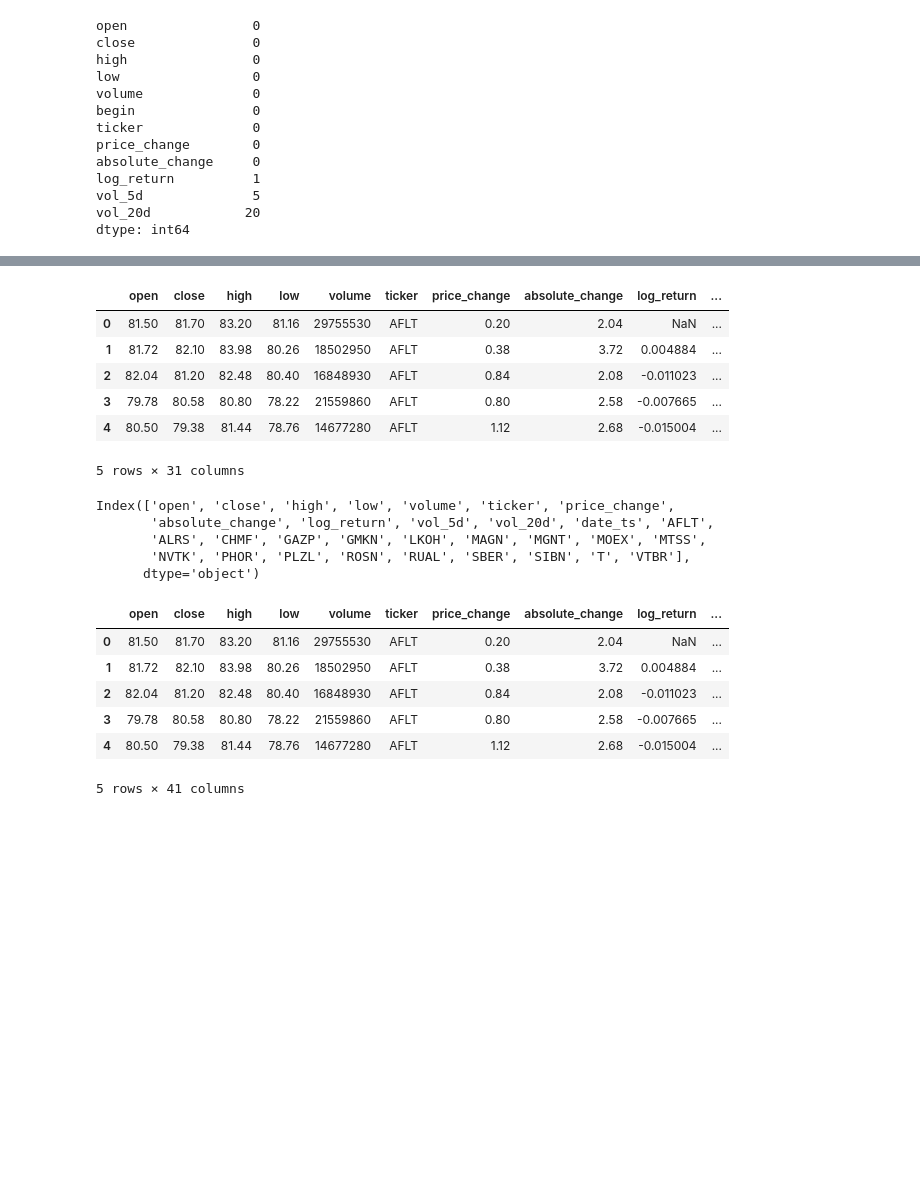
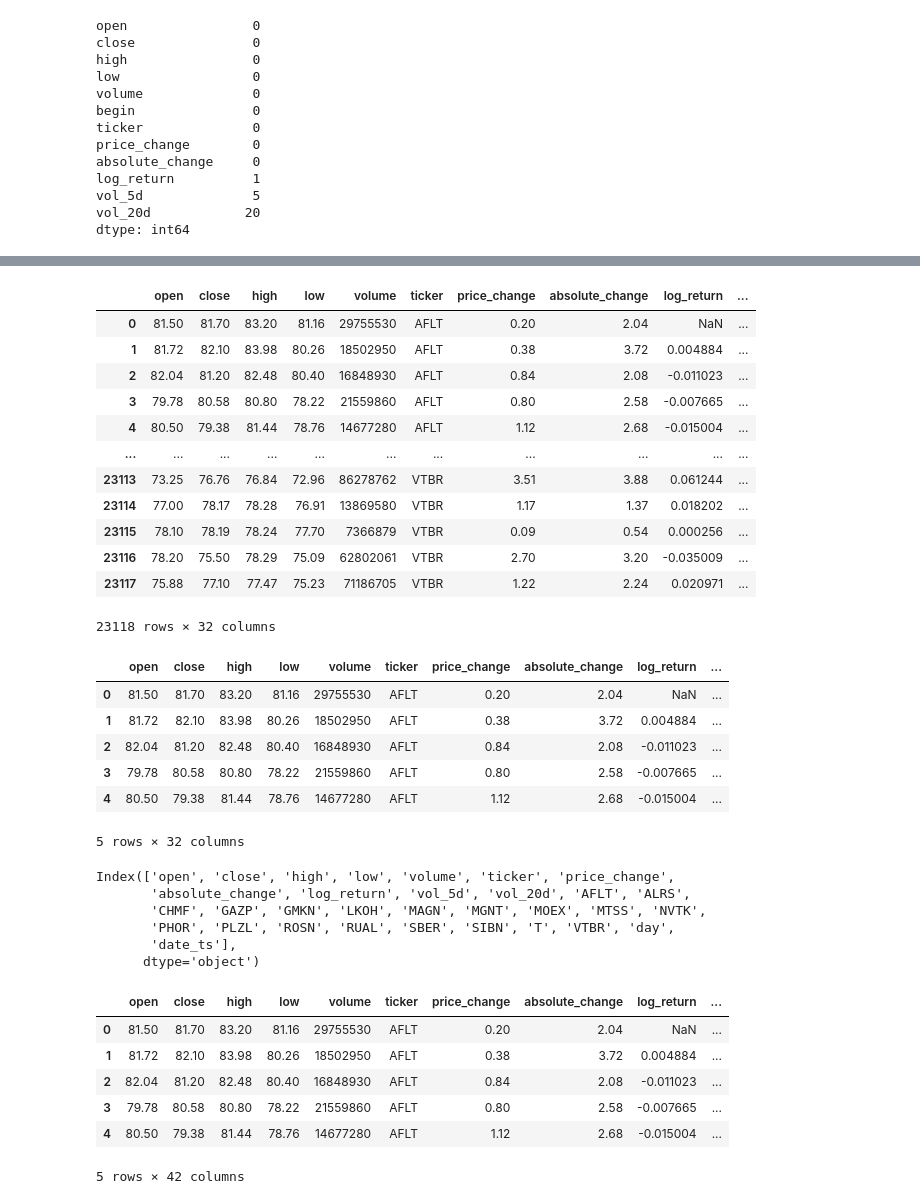
Before and after one commit to Dlzxn/FINAM_FORECAST, a Jupyter notebook: notebook/fin_analytic.ipynb, the cells around one changed output, grey strips where cells are left out. Drawn from its saved outputs; the diff is of its cells as text; code cells hidden in the pictures; blank space fills up the shorter version.

```diff
--- a/notebook/fin_analytic.ipynb
+++ b/notebook/fin_analytic.ipynb
@@ -155,9 +151,24 @@ df.head()
 5 rows × 31 columns
 # %%
+df["day"] = [df["begin"][i].split("-")[2] for i in range(len(df))]
 df["begin"] = pd.to_datetime(df["begin"])
 df["date_ts"] = df["begin"].astype("int64") // 10**9   # секунды
 df.drop(columns=["begin"], inplace=True)
-df["date_ts"]
+df
+# %% [output]
+|  | open | close | high | low | volume | ticker | price_change | absolute_change | log_return | ... |
+| 0 | 81.50 | 81.70 | 83.20 | 81.16 | 29755530 | AFLT | 0.20 | 2.04 | NaN | ... |
+| 1 | 81.72 | 82.10 | 83.98 | 80.26 | 18502950 | AFLT | 0.38 | 3.72 | 0.004884 | ... |
+| 2 | 82.04 | 81.20 | 82.48 | 80.40 | 16848930 | AFLT | 0.84 | 2.08 | -0.011023 | ... |
+| 3 | 79.78 | 80.58 | 80.80 | 78.22 | 21559860 | AFLT | 0.80 | 2.58 | -0.007665 | ... |
+| 4 | 80.50 | 79.38 | 81.44 | 78.76 | 14677280 | AFLT | 1.12 | 2.68 | -0.015004 | ... |
+| ... | ... | ... | ... | ... | ... | ... | ... | ... | ... | ... |
+| 23113 | 73.25 | 76.76 | 76.84 | 72.96 | 86278762 | VTBR | 3.51 | 3.88 | 0.061244 | ... |
+| 23114 | 77.00 | 78.17 | 78.28 | 76.91 | 13869580 | VTBR | 1.17 | 1.37 | 0.018202 | ... |
+| 23115 | 78.10 | 78.19 | 78.24 | 77.70 | 7366879 | VTBR | 0.09 | 0.54 | 0.000256 | ... |
+| 23116 | 78.20 | 75.50 | 78.29 | 75.09 | 62802061 | VTBR | 2.70 | 3.20 | -0.035009 | ... |
+| 23117 | 75.88 | 77.10 | 77.47 | 75.23 | 71186705 | VTBR | 1.22 | 2.24 | 0.020971 | ... |
+23118 rows × 32 columns
 # %%
 df.head()
 # %% [output]
@@ -167,14 +178,15 @@ df.head()
 | 2 | 82.04 | 81.20 | 82.48 | 80.40 | 16848930 | AFLT | 0.84 | 2.08 | -0.011023 | ... |
 | 3 | 79.78 | 80.58 | 80.80 | 78.22 | 21559860 | AFLT | 0.80 | 2.58 | -0.007665 | ... |
 | 4 | 80.50 | 79.38 | 81.44 | 78.76 | 14677280 | AFLT | 1.12 | 2.68 | -0.015004 | ... |
-5 rows × 31 columns
+5 rows × 32 columns
 # %%
 df.columns
 # %% [output]
 Index(['open', 'close', 'high', 'low', 'volume', 'ticker', 'price_change',
-       'absolute_change', 'log_return', 'vol_5d', 'vol_20d', 'date_ts', 'AFLT',
-       'ALRS', 'CHMF', 'GAZP', 'GMKN', 'LKOH', 'MAGN', 'MGNT', 'MOEX', 'MTSS',
-       'NVTK', 'PHOR', 'PLZL', 'ROSN', 'RUAL', 'SBER', 'SIBN', 'T', 'VTBR'],
+       'absolute_change', 'log_return', 'vol_5d', 'vol_20d', 'AFLT', 'ALRS',
+       'CHMF', 'GAZP', 'GMKN', 'LKOH', 'MAGN', 'MGNT', 'MOEX', 'MTSS', 'NVTK',
+       'PHOR', 'PLZL', 'ROSN', 'RUAL', 'SBER', 'SIBN', 'T', 'VTBR', 'day',
+       'date_ts'],
       dtype='object')
 # %%
 
@@ -211,7 +223,7 @@ df.head()
 | 2 | 82.04 | 81.20 | 82.48 | 80.40 | 16848930 | AFLT | 0.84 | 2.08 | -0.011023 | ... |
 | 3 | 79.78 | 80.58 | 80.80 | 78.22 | 21559860 | AFLT | 0.80 | 2.58 | -0.007665 | ... |
 | 4 | 80.50 | 79.38 | 81.44 | 78.76 | 14677280 | AFLT | 1.12 | 2.68 | -0.015004 | ... |
-5 rows × 41 columns
+5 rows × 42 columns
 # %%
 df.columns
 # %% [output]
```
Also changed, not shown: parts of 16 cells of this notebook, 16 other files.
